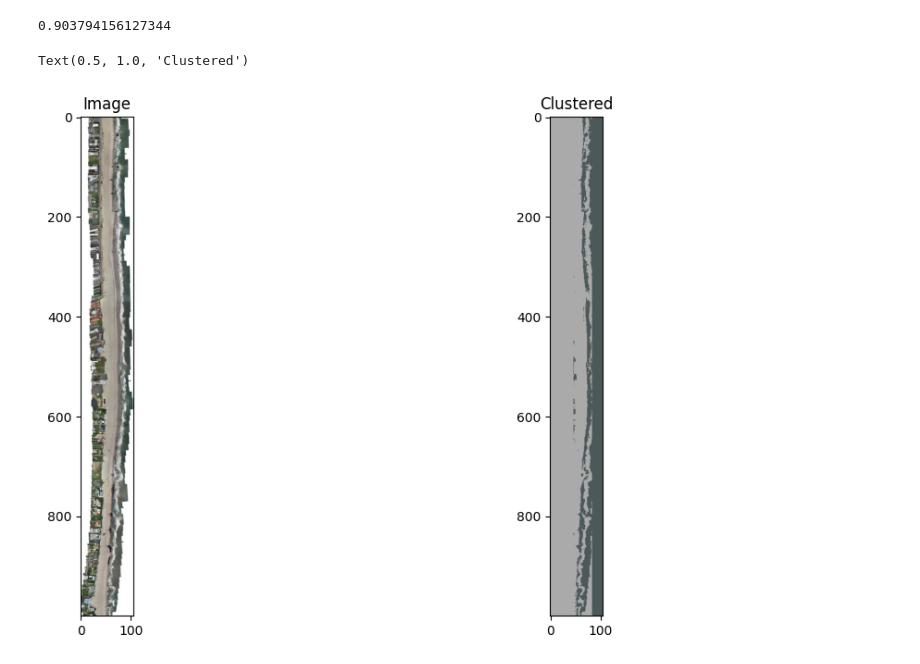
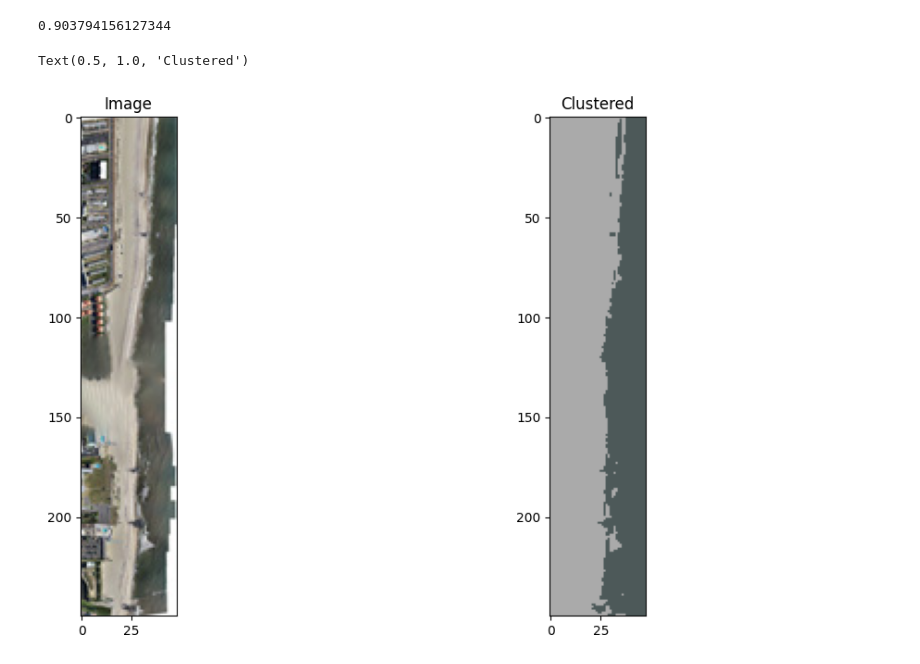
Before and after one commit to JHoward8/AAI695_Project, a Jupyter notebook: main.ipynb, the cells around one changed output. Drawn from its saved outputs; the diff is of its cells as text; code cells hidden in the pictures.

```diff
--- a/main.ipynb
+++ b/main.ipynb
@@ -623,19 +623,19 @@ def labeller(img):                                                      #Given a
     df = pd.concat([df,posdf],axis=1)
     return df
 # %%
-img = mpl.image.imread(r'Data\transformed\LB_09182020_Ortho.jpg')
+img = mpl.image.imread(r'Data\transformed\250\LB_08192022_Ortho-0-1.jpg')
 m,n,_ = img.shape
 df = labeller(img)
 # preds = knnModel.predict(df[['R','G','B']]);
 clustered_img = knnModel.cluster_centers_[df['label']]
 clustered_img = clustered_img.reshape(img.shape)
 fig, axes = plt.subplots(1,2,figsize=(12,7))
 
 axes[0].imshow(img)
 axes[0].set_title('Image')
 
 axes[1].imshow(clustered_img)
 axes[1].set_title('Clustered')
 # %% [output]
 Text(0.5, 1.0, 'Clustered')
-[figure, old version]
+[figure, new version]
```
Also changed, not shown: parts of 3 cells of this notebook, 2 other files.
